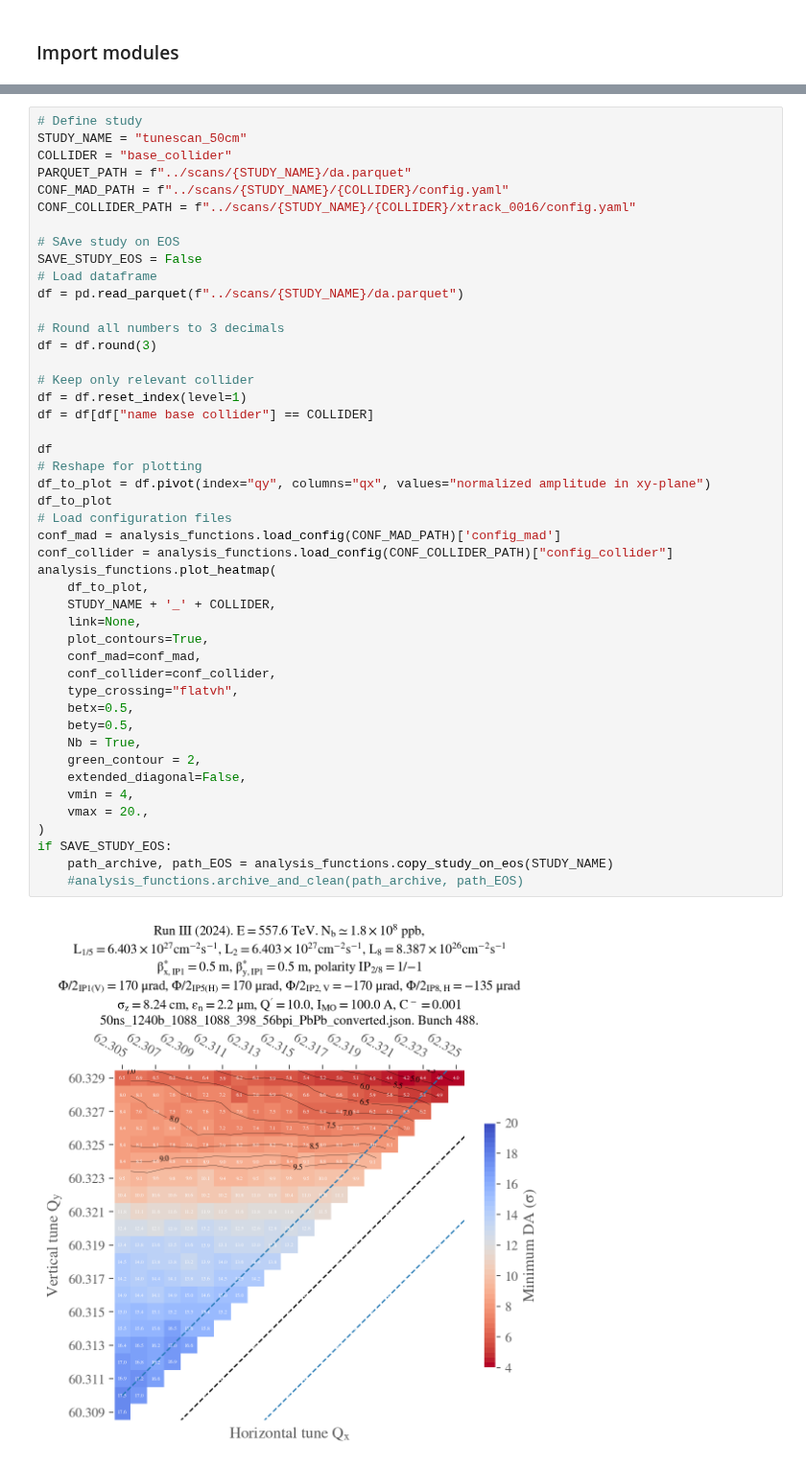
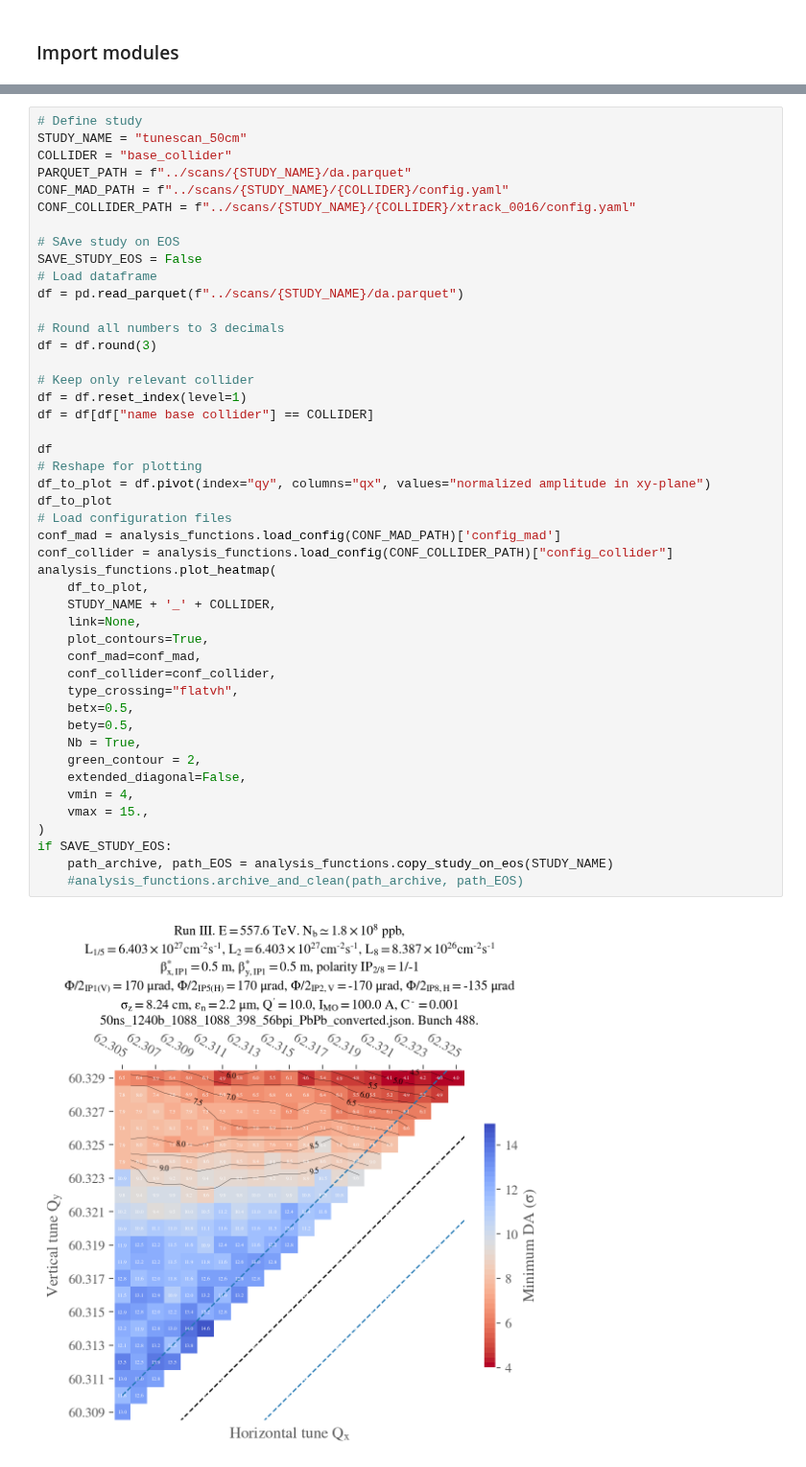
Before and after one commit to ColasDroin/DA_study_boilerplate, a Jupyter notebook: master_study/analysis/analysis_tune_scan_50cm.ipynb, the cells around one changed output, grey strips where cells are left out. Shown at 96% size. Cells and saved outputs as stored; diff of their text form.

```diff
--- a/master_study/analysis/analysis_tune_scan_50cm.ipynb
+++ b/master_study/analysis/analysis_tune_scan_50cm.ipynb
@@ -33,32 +36,32 @@ df = df.round(3)
 # Keep only relevant collider
 df = df.reset_index(level=1)
 df = df[df["name base collider"] == COLLIDER]
 
 df
 # Reshape for plotting
 df_to_plot = df.pivot(index="qy", columns="qx", values="normalized amplitude in xy-plane")
 df_to_plot
 # Load configuration files
 conf_mad = analysis_functions.load_config(CONF_MAD_PATH)['config_mad']
 conf_collider = analysis_functions.load_config(CONF_COLLIDER_PATH)["config_collider"]
 analysis_functions.plot_heatmap(
     df_to_plot,
     STUDY_NAME + '_' + COLLIDER,
     link=None,
     plot_contours=True,
     conf_mad=conf_mad,
     conf_collider=conf_collider,
     type_crossing="flatvh",
     betx=0.5,
     bety=0.5,
     Nb = True,
     green_contour = 2,
     extended_diagonal=False,
     vmin = 4,
-    vmax = 20.,
+    vmax = 15.,
 )
 if SAVE_STUDY_EOS:
     path_archive, path_EOS = analysis_functions.copy_study_on_eos(STUDY_NAME)
     #analysis_functions.archive_and_clean(path_archive, path_EOS)
 # %% [output]
-[figure, old version]
+[figure, new version]
```
Also changed, not shown: parts of 1 cell of this notebook, 4 other files.
